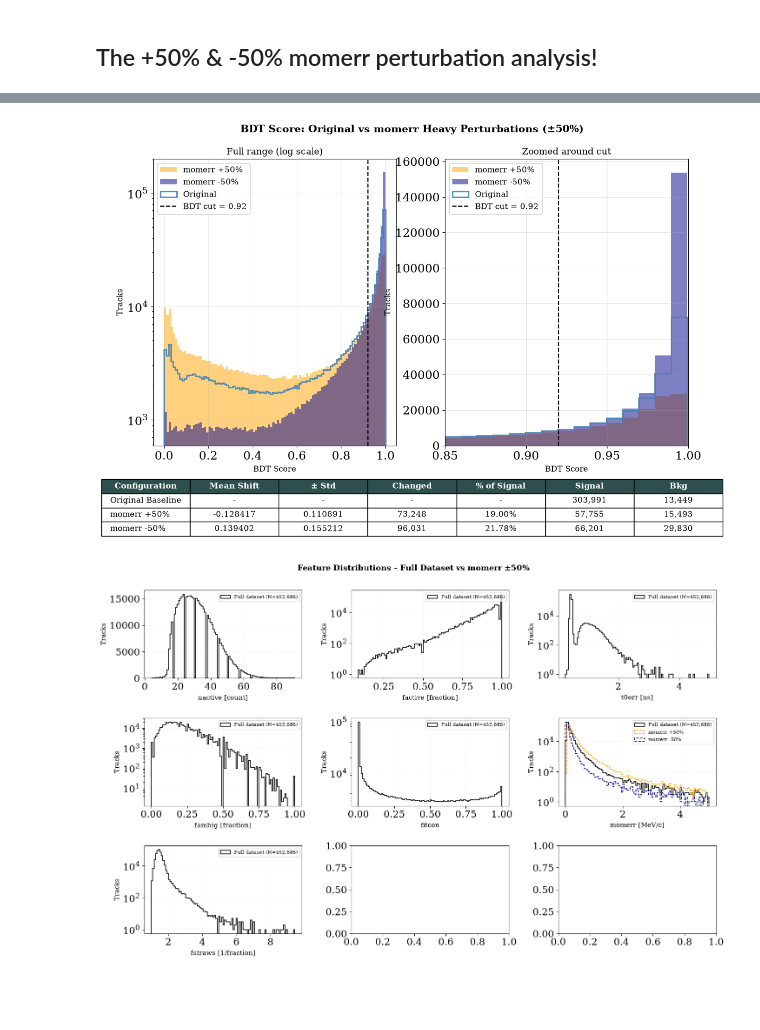
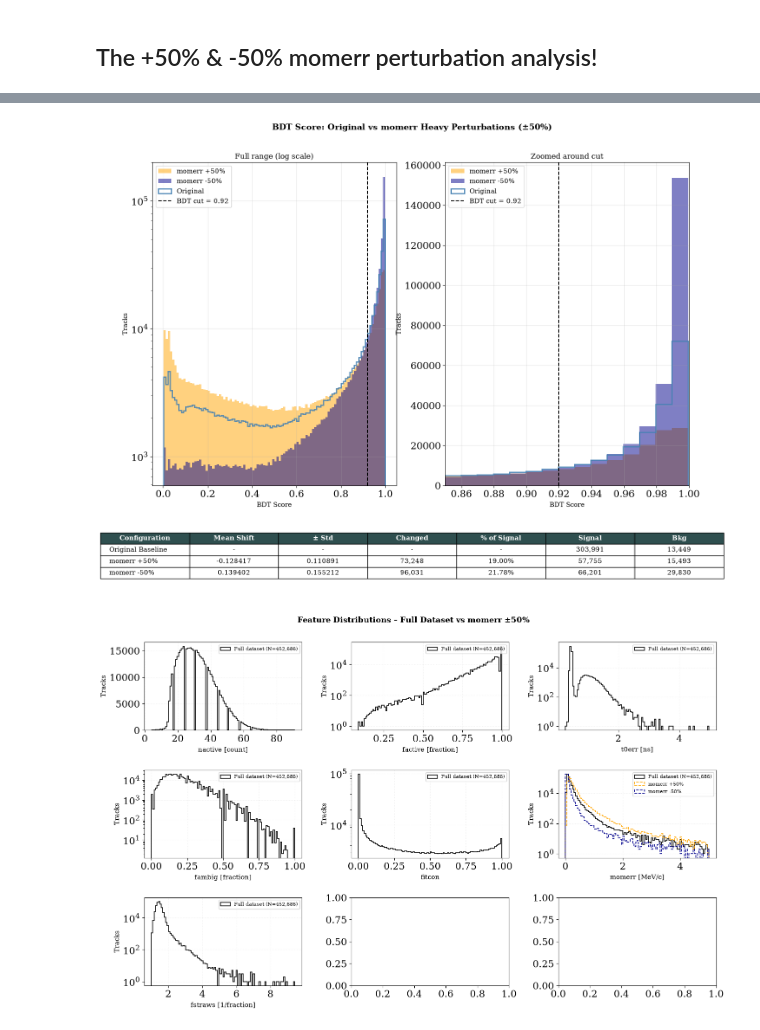
Before and after one commit to Malik-Farouh/Mu2e_XGboost_Project, a Jupyter notebook: TrkQual/03_momerr_robustness_analysis.ipynb, the cells around one changed output, grey strips where cells are left out. Cells and saved outputs as stored; diff of their text form; code cells hidden in the pictures; blank space fills up the shorter version.

Commit message:
finished most of graphs

```diff
--- a/TrkQual/03_momerr_robustness_analysis.ipynb
+++ b/TrkQual/03_momerr_robustness_analysis.ipynb
@@ -628,0 +531,42 @@ plt.show()
+# %%
+# 1. Establish standard operational selection threshold
+TRKQUAL_CUT = 0.92
+
+# 2. create size-matched true physics masks (452,686 elements)
+true_signal_mask = (res_original > -0.25) & (res_original < 0.25)
+true_background_mask = (res_original > 0.7)
+
+N_signal = true_signal_mask.sum()
+N_background = true_background_mask.sum()
+
+# Calculations for Momerr +50%
+bdt_pass_orig = y_pred_orig >= TRKQUAL_CUT
+bdt_pass_up50 = y_pred_up50 >= TRKQUAL_CUT
+changed_up50 = (bdt_pass_orig != bdt_pass_up50).sum()
+
+drift_mask_up50 = bdt_pass_orig != bdt_pass_up50
+sig_up50 = (drift_mask_up50 & true_signal_mask).sum()
+bkg_up50 = (drift_mask_up50 & true_background_mask).sum()
+delta_up50 = y_pred_up50 - y_pred_orig
+
+#  Calculations for Momerr -50%
+
+bdt_pass_down50 = y_pred_down50 >= TRKQUAL_CUT
+changed_down50 = (bdt_pass_orig != bdt_pass_down50).sum()
+
+drift_mask_down50 = bdt_pass_orig != bdt_pass_down50
+sig_down50 = (drift_mask_down50 & true_signal_mask).sum()
+bkg_down50 = (drift_mask_down50 & true_background_mask).sum()
+delta_down50 = y_pred_down50 - y_pred_orig
+
+# # Print out the beautifully aligned text summary rows
+print(f"Total tracks in dataset: {len(res_original):,}\n")
+print(f"Signal tracks: {N_signal:,}")
+print(f"Background tracks: {N_background:,}\n")
+
+# Print headers matching your template style exactly
+print(f"{'Study Stream':<25} {'Mean Shift':>12} {'± Std':>12} {'Changed':>12} {'% of Signal':>12} {'HQ Recov':>12} {'Bkg Leak':>12}")
+print("-" * 105)
+
+print(f"{'momerr +50%':<25} {delta_up50.mean():>12.6f} {delta_up50.std():>12.6f} {changed_up50:>12,} {changed_up50/N_signal*100:11.2f}% {sig_up50:>12,} {bkg_up50:>12,}")
+print(f"{'momerr -50%':<25} {delta_down50.mean():>12.6f} {delta_down50.std():>12.6f} {changed_down50:>12,} {changed_down50/N_signal*100:11.2f}% {sig_down50:>12,} {bkg_down50:>12,}")
@@ -648,7 +648,7 @@ bkg_down50 = ((drift_mask_down50) & (y_true_loop == 0)).sum()
 delta_down50 = y_pred_down50 - y_pred_orig
 
 # 2. Plot generator block
-fig, axes = plt.subplots(1, 2, figsize=(13, 6.5))
+fig, axes = plt.subplots(1, 2, figsize=(16, 9))
 fig.suptitle("BDT Score: Original vs momerr Heavy Perturbations (±50%)", fontsize=14, fontweight='bold', y=0.98)
 
 for ax, title, xlim in zip(axes, ['Full range (log scale)', 'Zoomed around cut'], [None, (0.85, 1.0)]):
@@ -669,34 +669,34 @@ for ax, title, xlim in zip(axes, ['Full range (log scale)', 'Zoomed around cut']
         ax.set_yscale('log')
 
 # 3. Summary table
 table_data = [
     ["Original Baseline", "-", "-", "-", "-", f"{N_signal:,}", f"{N_background:,}"],
     ["momerr +50%", f"{delta_up50.mean():.6f}", f"{delta_up50.std():.6f}", f"{changed_up50:,}", f"{sig_up50/N_signal*100:.2f}%", f"{sig_up50:,}", f"{bkg_up50:,}"],
     ["momerr -50%", f"{delta_down50.mean():.6f}", f"{delta_down50.std():.6f}", f"{changed_down50:,}", f"{sig_down50/N_signal*100:.2f}%", f"{sig_down50:,}", f"{bkg_down50:,}"]
 ]
 
 columns = ["Configuration", "Mean Shift", "± Std", "Changed", "% of Signal", "Signal", "Bkg"]
 
 table_ax = fig.add_axes([0.05, -0.22, 0.9, 0.18])
 table_ax.axis('off')
 
 summary_table = table_ax.table(cellText=table_data, colLabels=columns, loc='center', cellLoc='center')
 summary_table.auto_set_font_size(False)
 summary_table.set_fontsize(11)
 summary_table.scale(1.0, 1.6)
 
 # Table Header Aesthetics
 for (row, col), cell in summary_table.get_celld().items():
     if col == 0 and row > 0:
         cell.set_text_props(ha='left')
     if row == 0:
         cell.set_text_props(weight='bold', color='white')
         cell.set_facecolor('#2f4f4f')
 
 plt.subplots_adjust(bottom=0.05)
 plt.show()
 # %% [output]
-[figure, old version]
+[figure, new version]
 # %%
 units = [" [count]", " [fraction]", " [ns]", " [fraction]", "", " [MeV/c]", " [1/fraction]"]
 log_flags = [False, True, True, True, True, True, True]
```
Also changed, not shown: parts of 9 cells of this notebook, 1 other file.
